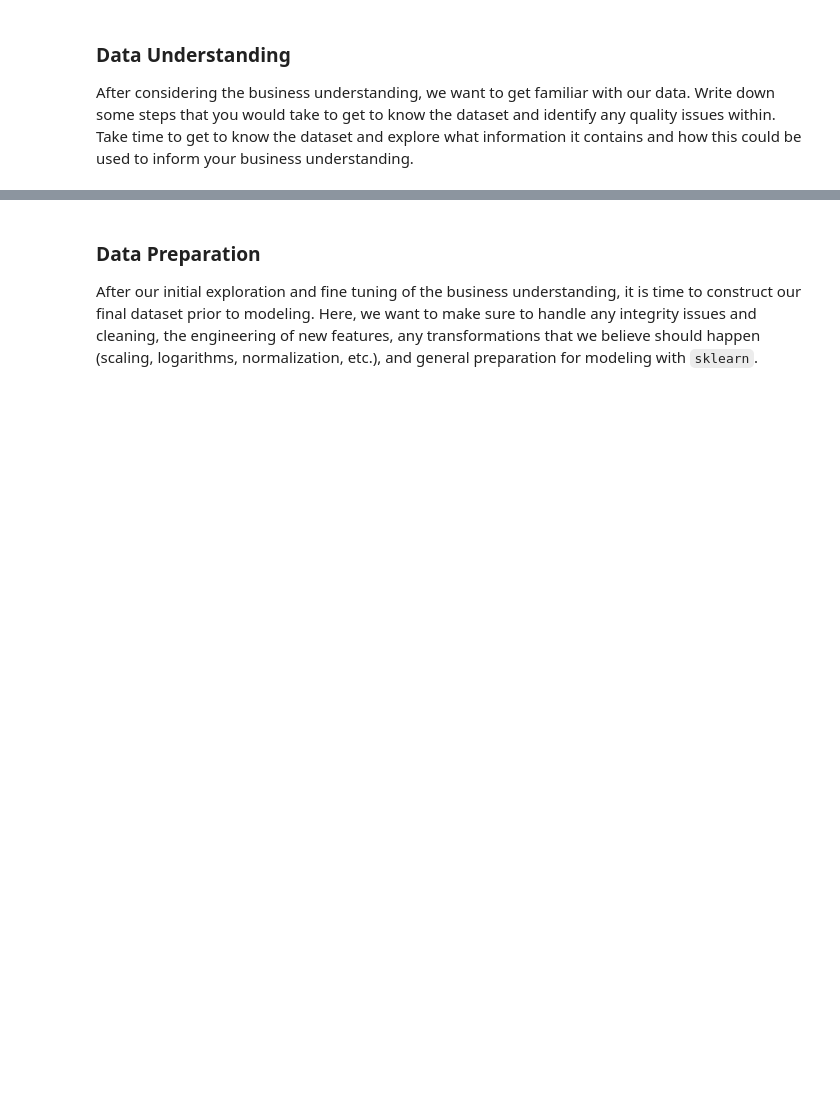
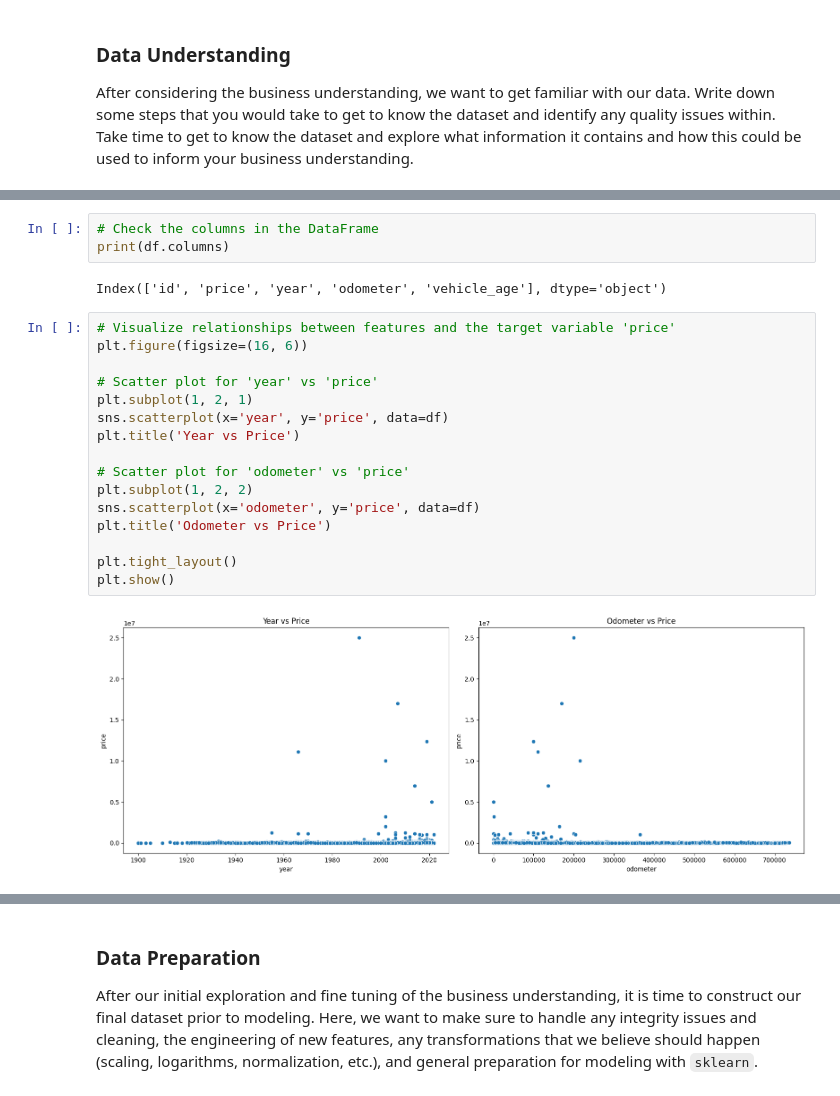
Before and after one commit to Soha1950/As11.1, a Jupyter notebook: prompt_II.ipynb, the cells around one changed output, grey strips where cells are left out. Cells and saved outputs as stored; diff of their text form; blank space fills up the shorter version.

```diff
--- a/prompt_II.ipynb
+++ b/prompt_II.ipynb
@@ -121,0 +175,23 @@ The 'condition' column is not present in the DataFrame.
+# %%
+# Check the columns in the DataFrame
+print(df.columns)
+# %% [output]
+Index(['id', 'price', 'year', 'odometer', 'vehicle_age'], dtype='object')
+# %%
+# Visualize relationships between features and the target variable 'price'
+plt.figure(figsize=(16, 6))
+
+# Scatter plot for 'year' vs 'price'
+plt.subplot(1, 2, 1)
+sns.scatterplot(x='year', y='price', data=df)
+plt.title('Year vs Price')
+
+# Scatter plot for 'odometer' vs 'price'
+plt.subplot(1, 2, 2)
+sns.scatterplot(x='odometer', y='price', data=df)
+plt.title('Odometer vs Price')
+
+plt.tight_layout()
+plt.show()
+# %% [output]
+[figure, added]
```
Also changed, not shown: parts of 16 cells of this notebook.
